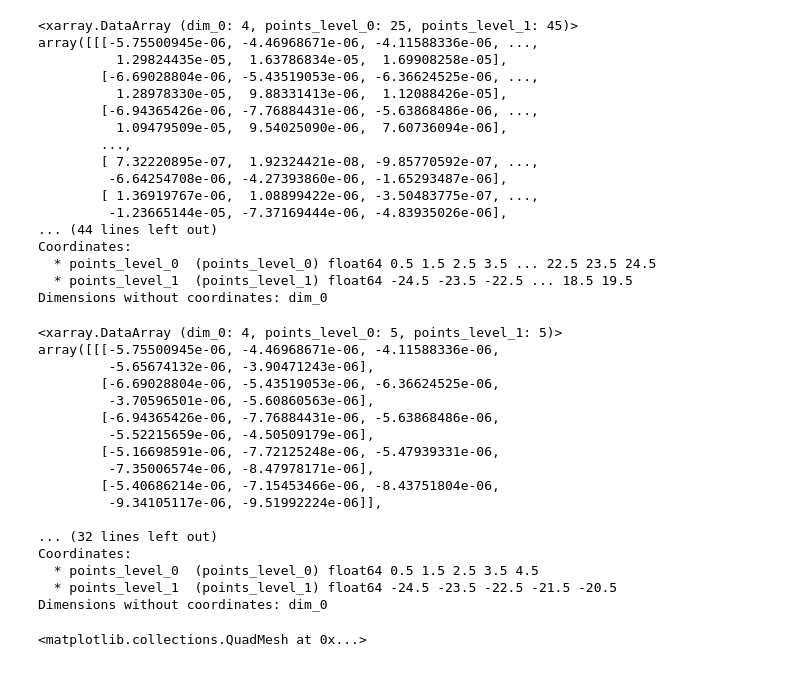
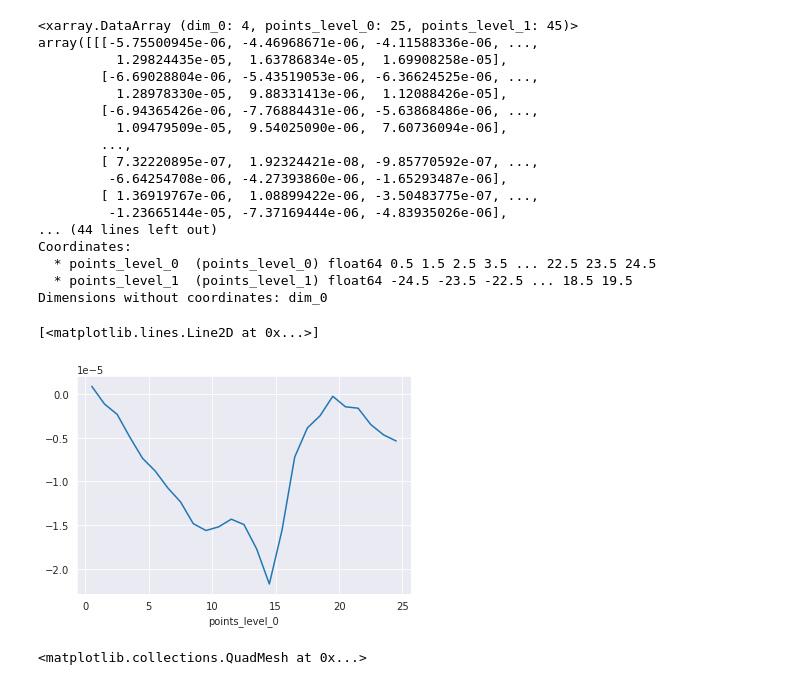
Before and after one commit to Adjoa930/Aerosols, a Jupyter notebook: trends.ipynb, the cells around one changed output. Saved outputs shown, nothing was run; the diff lists cells and outputs as text; code cells hidden in the pictures.

```diff
--- a/trends.ipynb
+++ b/trends.ipynb
@@ -7,6 +7,10 @@ import matplotlib.pyplot as plt
 from matplotlib.dates import date2num
 import pymannkendall as mk
 from sklearn.linear_model import LinearRegression
+from pandas.plotting import register_matplotlib_converters
+import seaborn as sns
+register_matplotlib_converters()
+sns.set_style('darkgrid')
 # %%
 #import dataset aqua
 ds = xr.open_dataset('West_Africa_aqua2.nc')
@@ -76,26 +80,12 @@ Coordinates:
 Dimensions without coordinates: dim_0
 # %%
 tre = trend_unstacked
-# %%
-tre.head()
-# %% [output]
-<xarray.DataArray (dim_0: 4, points_level_0: 5, points_level_1: 5)>
-array([[[-5.75500945e-06, -4.46968671e-06, -4.11588336e-06,
-         -5.65674132e-06, -3.90471243e-06],
-        [-6.69028804e-06, -5.43519053e-06, -6.36624525e-06,
-         -3.70596501e-06, -5.60860563e-06],
-        [-6.94365426e-06, -7.76884431e-06, -5.63868486e-06,
-         -5.52215659e-06, -4.50509179e-06],
-        [-5.16698591e-06, -7.72125248e-06, -5.47939331e-06,
-         -7.35006574e-06, -8.47978171e-06],
-        [-5.40686214e-06, -7.15453466e-06, -8.43751804e-06,
-         -9.34105117e-06, -9.51992224e-06]],
-
-... (32 lines left out)
-Coordinates:
-  * points_level_0  (points_level_0) float64 0.5 1.5 2.5 3.5 4.5
-  * points_level_1  (points_level_1) float64 -24.5 -23.5 -22.5 -21.5 -20.5
-Dimensions without coordinates: dim_0
+# %%
+t= tre.mean(dim='points_level_1').mean('dim_0')
+t.plot()
+# %% [output]
+[<matplotlib.lines.Line2D at 0x...>]
+[figure, added]
 # %%
 #analysis finding the slope at each long and latitude
 
```
Also changed, not shown: parts of 4 cells of this notebook, 2 other files.
